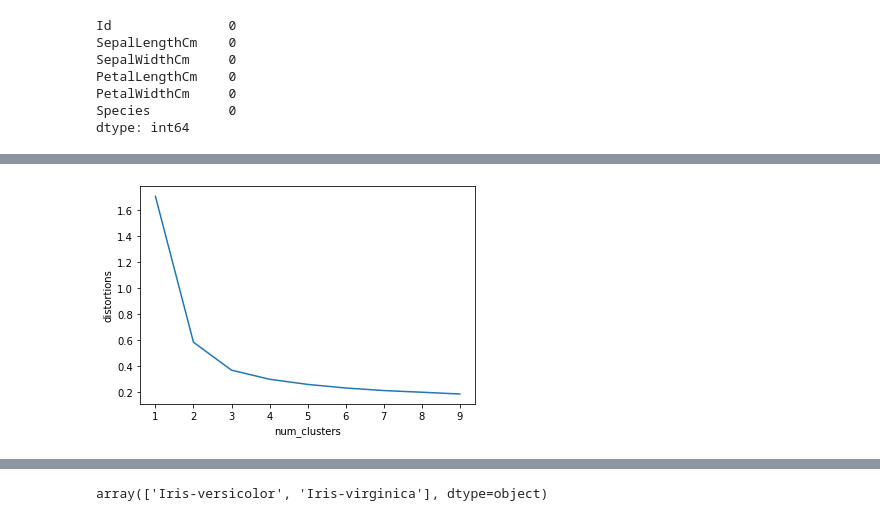
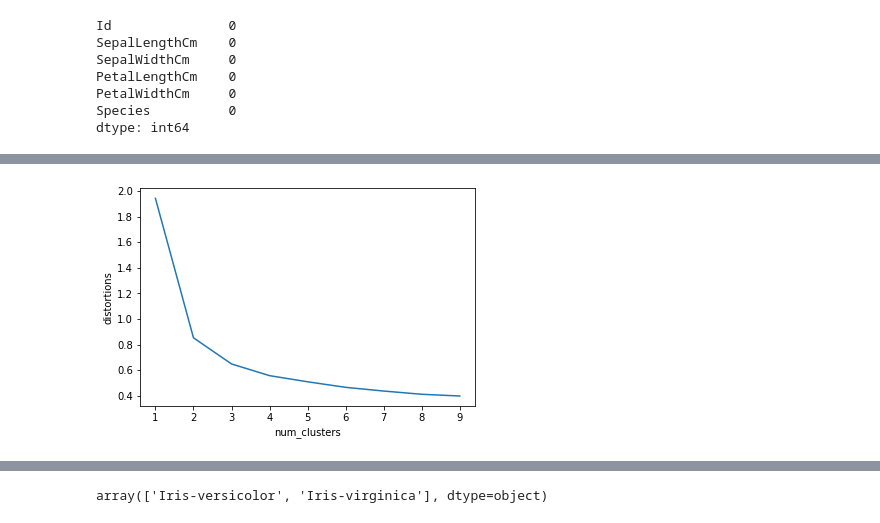
Before and after one commit to Andy-Nkumane/Iris_Species-Clustering, a Jupyter notebook: Iris_Species-Clustering.ipynb, the cells around one changed output, grey strips where cells are left out. Saved outputs shown, nothing was run; the diff lists cells and outputs as text; code cells hidden in the pictures.

```diff
--- a/Iris_Species-Clustering.ipynb
+++ b/Iris_Species-Clustering.ipynb
@@ -30,16 +50,16 @@ dtype: int64
 # %%
 distortions = []
 num_clusters = range(1, 10)
 
 for i in num_clusters:
-    cluster_centers, distortion = kmeans(iris[['PetalLengthCm', 'PetalWidthCm']], i)
+    cluster_centers, distortion = kmeans(iris[['SepalLengthCm','SepalWidthCm','PetalLengthCm', 'PetalWidthCm']], i)
     distortions.append(distortion)
 
 elbow_plot = pd.DataFrame({'num_clusters': num_clusters, 'distortions': distortions})
 
 sns.lineplot(x='num_clusters', y='distortions', data = elbow_plot)
 plt.xticks(num_clusters)
 plt.show()
 # %% [output]
-[figure, old version]
+[figure, new version]
 # %%
```
Also changed, not shown: parts of 20 cells of this notebook.
